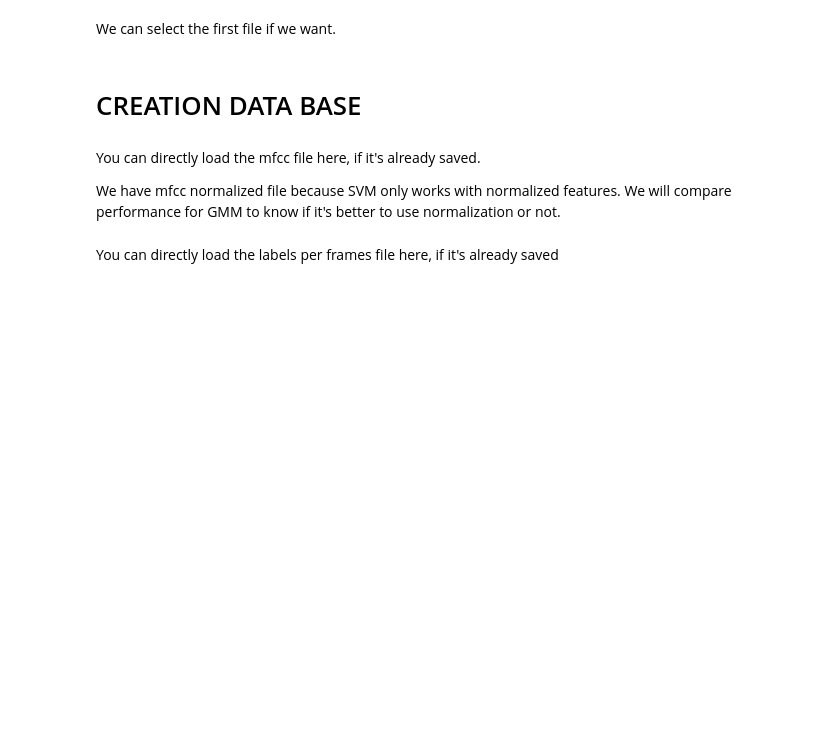
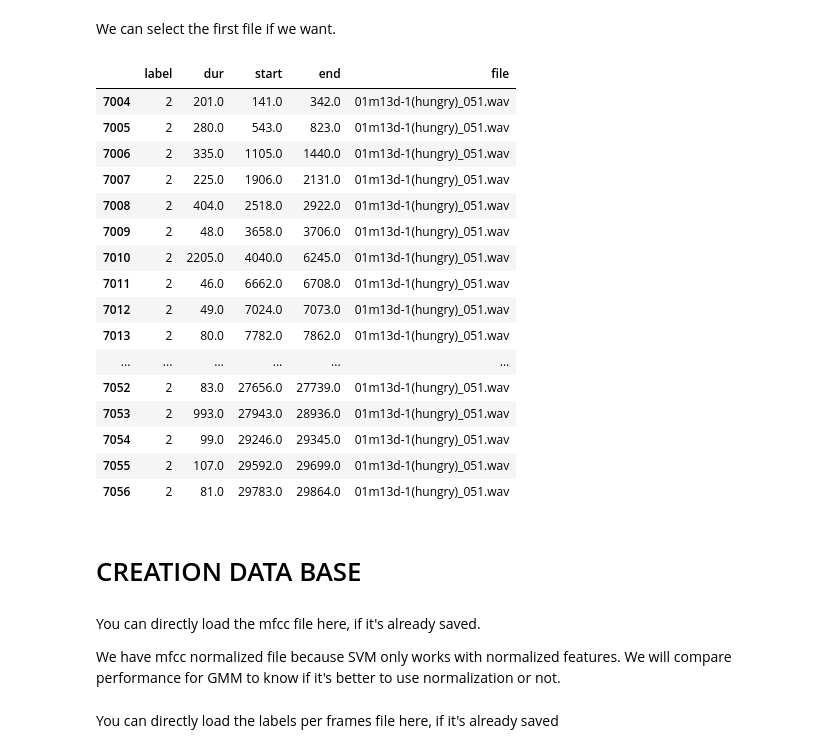
Before and after one commit to AVAGLIO/BABY, a Jupyter notebook: Baby.ipynb, the cells around one changed output. Saved outputs shown, nothing was run; the diff lists cells and outputs as text; code cells hidden in the pictures; blank space fills up the shorter version.

```diff
--- a/Baby.ipynb
+++ b/Baby.ipynb
@@ -103,7 +142,25 @@ We can select the first file if we want.
 # %%
 test_name1 = '01m00d-1(pee&hungry)_050.wav'
 test_name2 = '01m13d-1(hungry)_051.wav'
-labels[labels.file == test_name2].head()
+labels[labels.file == test_name2]
+# %% [output]
+|  | label | dur | start | end | file |
+| 7004 | 2 | 201.0 | 141.0 | 342.0 | 01m13d-1(hungry)_051.wav |
+| 7005 | 2 | 280.0 | 543.0 | 823.0 | 01m13d-1(hungry)_051.wav |
+| 7006 | 2 | 335.0 | 1105.0 | 1440.0 | 01m13d-1(hungry)_051.wav |
+| 7007 | 2 | 225.0 | 1906.0 | 2131.0 | 01m13d-1(hungry)_051.wav |
+| 7008 | 2 | 404.0 | 2518.0 | 2922.0 | 01m13d-1(hungry)_051.wav |
+| 7009 | 2 | 48.0 | 3658.0 | 3706.0 | 01m13d-1(hungry)_051.wav |
+| 7010 | 2 | 2205.0 | 4040.0 | 6245.0 | 01m13d-1(hungry)_051.wav |
+| 7011 | 2 | 46.0 | 6662.0 | 6708.0 | 01m13d-1(hungry)_051.wav |
+| 7012 | 2 | 49.0 | 7024.0 | 7073.0 | 01m13d-1(hungry)_051.wav |
+| 7013 | 2 | 80.0 | 7782.0 | 7862.0 | 01m13d-1(hungry)_051.wav |
+| ... | ... | ... | ... | ... | ... |
+| 7052 | 2 | 83.0 | 27656.0 | 27739.0 | 01m13d-1(hungry)_051.wav |
+| 7053 | 2 | 993.0 | 27943.0 | 28936.0 | 01m13d-1(hungry)_051.wav |
+| 7054 | 2 | 99.0 | 29246.0 | 29345.0 | 01m13d-1(hungry)_051.wav |
+| 7055 | 2 | 107.0 | 29592.0 | 29699.0 | 01m13d-1(hungry)_051.wav |
+| 7056 | 2 | 81.0 | 29783.0 | 29864.0 | 01m13d-1(hungry)_051.wav |
 # %% [markdown]
 # CREATION DATA BASE
 # %% [markdown]
```
Also changed, not shown: parts of 40 cells of this notebook.
